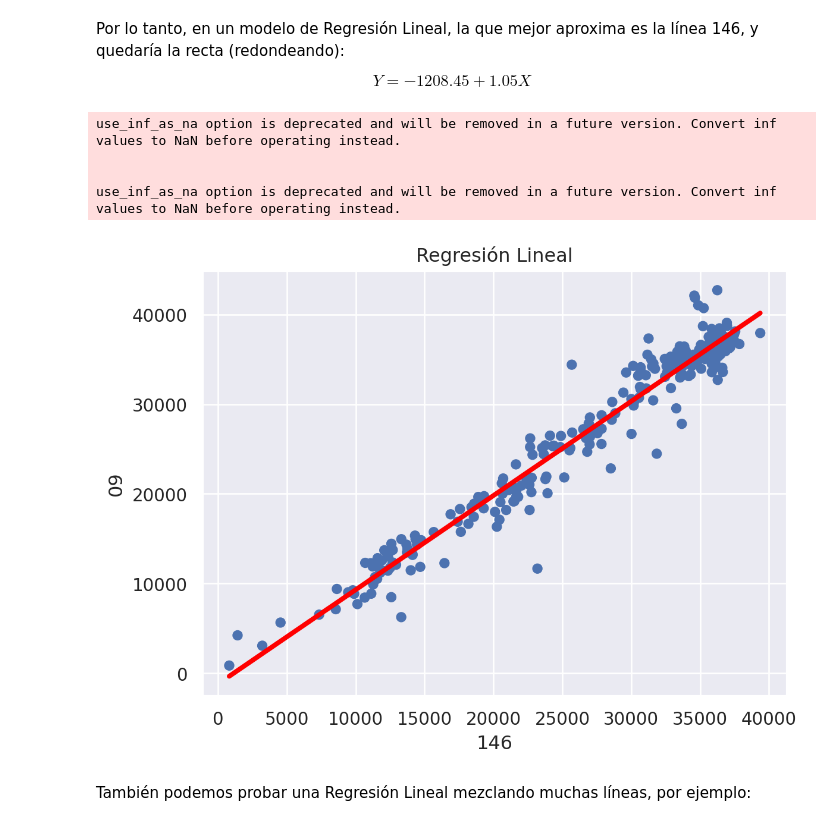
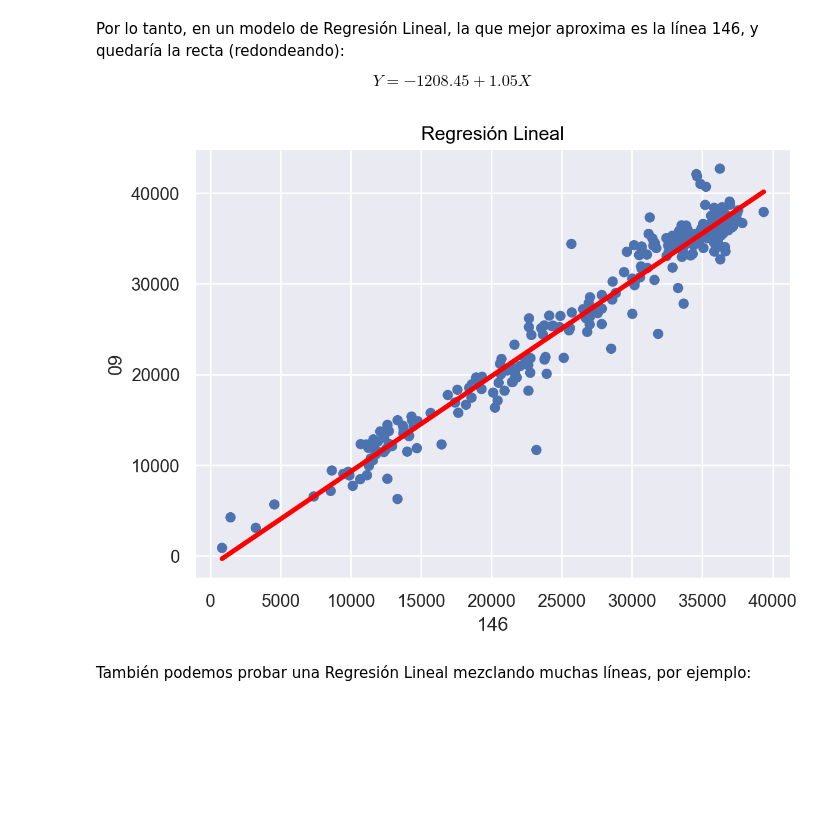
Before and after one commit to pedrobergaglio/transporte-publico-2023-ldd, a Jupyter notebook: tp1_sube2023.ipynb, the cells around one changed output. Drawn from its saved outputs; the diff is of its cells as text; code cells hidden in the pictures; blank space fills up the shorter version.

```diff
--- a/tp1_sube2023.ipynb
+++ b/tp1_sube2023.ipynb
@@ -559,16 +523,12 @@ $$ Y = -1208.45 + 1.05 X$$
 # %%
 (
     so.Plot(data=pasajeros_por_linea_2023, x='BSAS_LINEA_146', y='BSAS_LINEA_009')
     .add(so.Dot())
-    .add(so.Line(color='red', linewidth=3), so.PolyFit(1))
+    .add(so.Line(color='red', linewidth=3), so.PolyFit(1.05))
     .label(title='Regresión Lineal', x='146', y='09')
 )
 # %% [output]
-use_inf_as_na option is deprecated and will be removed in a future version. Convert inf values to NaN before operating instead.
-
-
-use_inf_as_na option is deprecated and will be removed in a future version. Convert inf values to NaN before operating instead.
-[figure, old version]
+[figure, new version]
 # %% [markdown]
 También podemos probar una Regresión Lineal mezclando muchas líneas, por ejemplo:
 # %%
```
Also changed, not shown: parts of 10 cells of this notebook.
